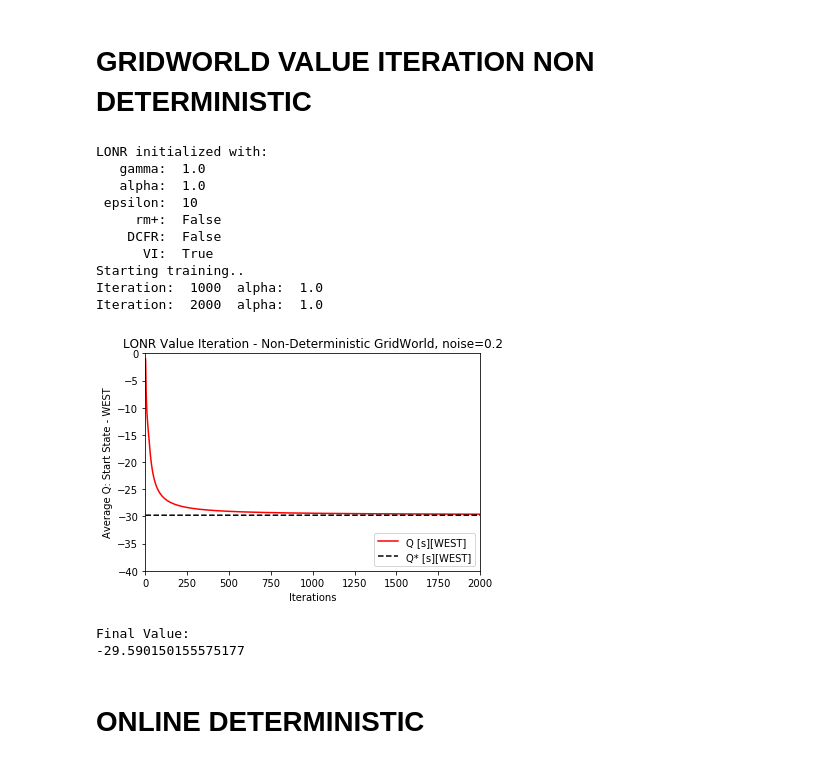
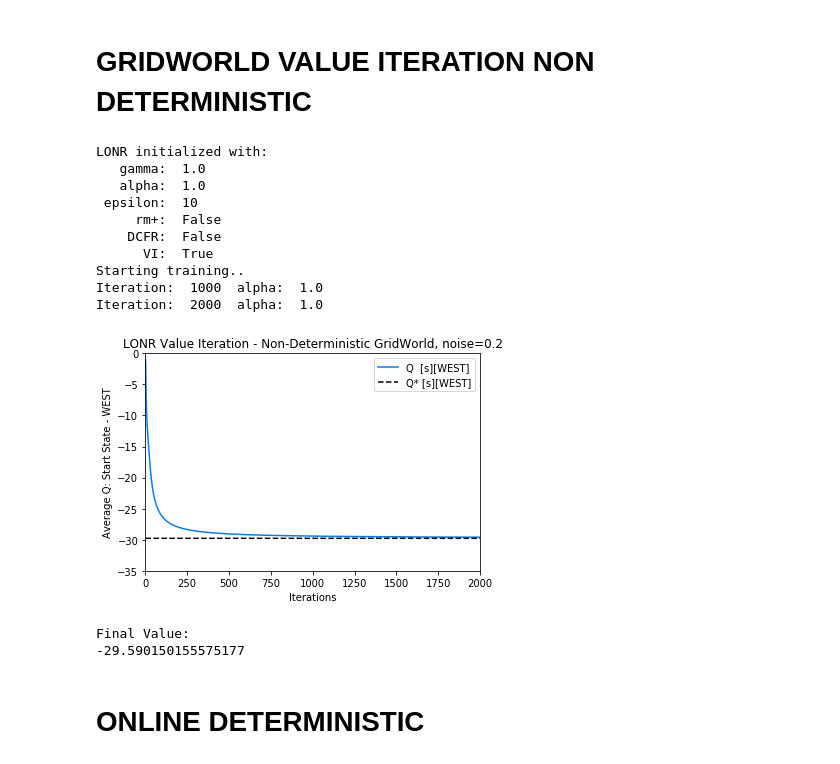
Before and after one commit to sullins2/Clean, a Jupyter notebook: LONRGeneral/GridWorldPlots.ipynb, the cells around one changed output. Drawn from its saved outputs; the diff is of its cells as text; code cells hidden in the pictures.

```diff
--- a/LONRGeneral/GridWorldPlots.ipynb
+++ b/LONRGeneral/GridWorldPlots.ipynb
@@ -406,37 +406,37 @@ QStarValue = -29.77
 QSums, iters = lonrAgent.lonr_value_iteration(iterations=totalIters, log=1000)
 
 
 QStar = []
 for i in range(1, totalIters+1):
     QStar.append(QStarValue)
 
 # for p in range(totalPlots):
 #     plt.plot(iters, QSums[p], 'r-')#, label='Q [s][WEST]')
 
-plt.plot(iters, QSums, 'r-', label='Q [s][WEST]')
+plt.plot(iters, QSums, color='#077ded', label='Q  [s][WEST]')
 plt.plot(iters, QStar, 'k--', label='Q* [s][WEST]')
-plt.legend(loc='lower right')
-plt.axis([0, totalIters, -40.0, 0])
+plt.legend(loc='upper right')
+plt.axis([0, totalIters, -35.0, 0])
 plt.xlabel('Iterations') #TOTAL iterations
 plt.ylabel('Average Q: Start State - WEST')
 plt.title('LONR Value Iteration - Non-Deterministic GridWorld, noise=0.2')
 plt.savefig('LONR-VI-NONDETERM-GW.png')
 plt.show()
 
 print("Final Value: ")
 print(float(QSums[-1]))
 # %% [output]
 LONR initialized with:
    gamma:  1.0
    alpha:  1.0
  epsilon:  10
      rm+:  False
     DCFR:  False
       VI:  True
 Starting training..
 Iteration:  1000  alpha:  1.0
 Iteration:  2000  alpha:  1.0
-[figure, old version]
+[figure, new version]
 Final Value:
 -29.590150155575177
 # %% [markdown]
```
Also changed, not shown: parts of 3 cells of this notebook, 4 other files.
